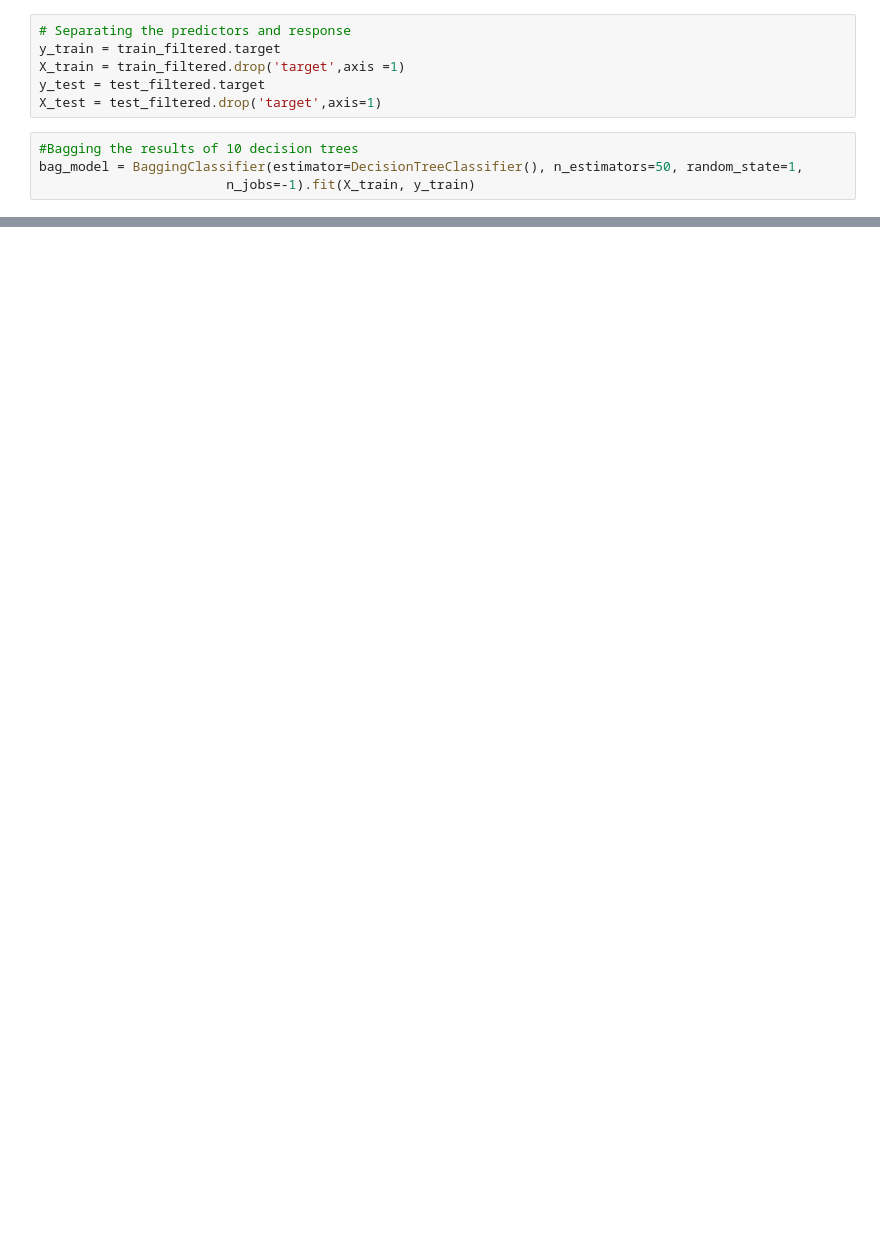
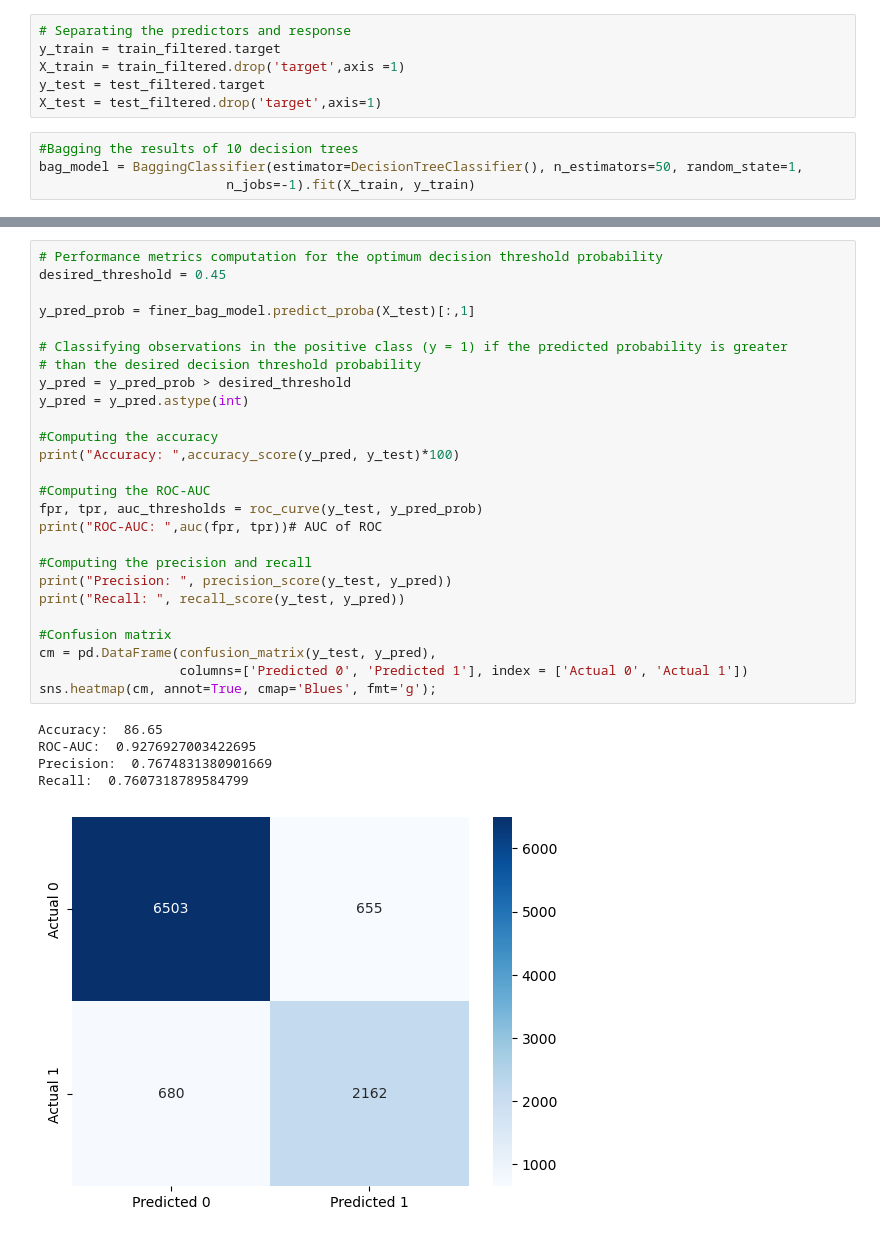
Before and after one commit to LinhNgaNguyen/STAT303-3-Project, a Jupyter notebook: Bagging and RandomForest Models.ipynb, the cells around one changed output, grey strips where cells are left out. Cells and saved outputs as stored; diff of their text form; blank space fills up the shorter version.

```diff
--- a/Bagging and RandomForest Models.ipynb
+++ b/Bagging and RandomForest Models.ipynb
@@ -187,0 +247,32 @@ plot_precision_recall_vs_threshold(p, r, thresholds)
+# %%
+# Performance metrics computation for the optimum decision threshold probability
+desired_threshold = 0.45
+
+y_pred_prob = finer_bag_model.predict_proba(X_test)[:,1]
+
+# Classifying observations in the positive class (y = 1) if the predicted probability is greater
+# than the desired decision threshold probability
+y_pred = y_pred_prob > desired_threshold
+y_pred = y_pred.astype(int)
+
+#Computing the accuracy
+print("Accuracy: ",accuracy_score(y_pred, y_test)*100)
+
+#Computing the ROC-AUC
+fpr, tpr, auc_thresholds = roc_curve(y_test, y_pred_prob)
+print("ROC-AUC: ",auc(fpr, tpr))# AUC of ROC
+
+#Computing the precision and recall
+print("Precision: ", precision_score(y_test, y_pred))
+print("Recall: ", recall_score(y_test, y_pred))
+
+#Confusion matrix
+cm = pd.DataFrame(confusion_matrix(y_test, y_pred),
+                  columns=['Predicted 0', 'Predicted 1'], index = ['Actual 0', 'Actual 1'])
+sns.heatmap(cm, annot=True, cmap='Blues', fmt='g');
+# %% [output]
+Accuracy:  86.65
+ROC-AUC:  0.9276927003422695
+Precision:  0.7674831380901669
+Recall:  0.7607318789584799
+[figure, added]
```
Also changed, not shown: parts of 15 cells of this notebook.
